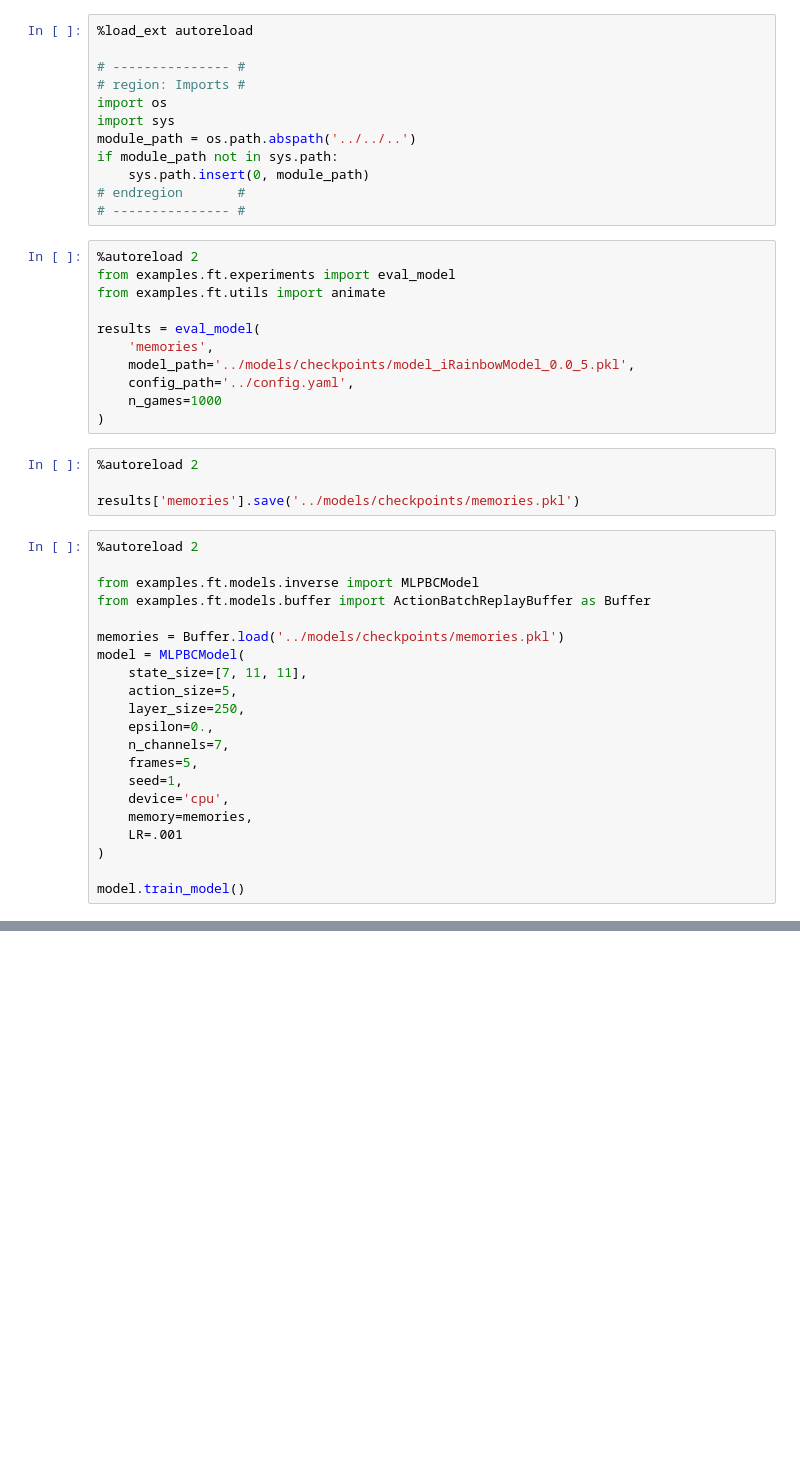
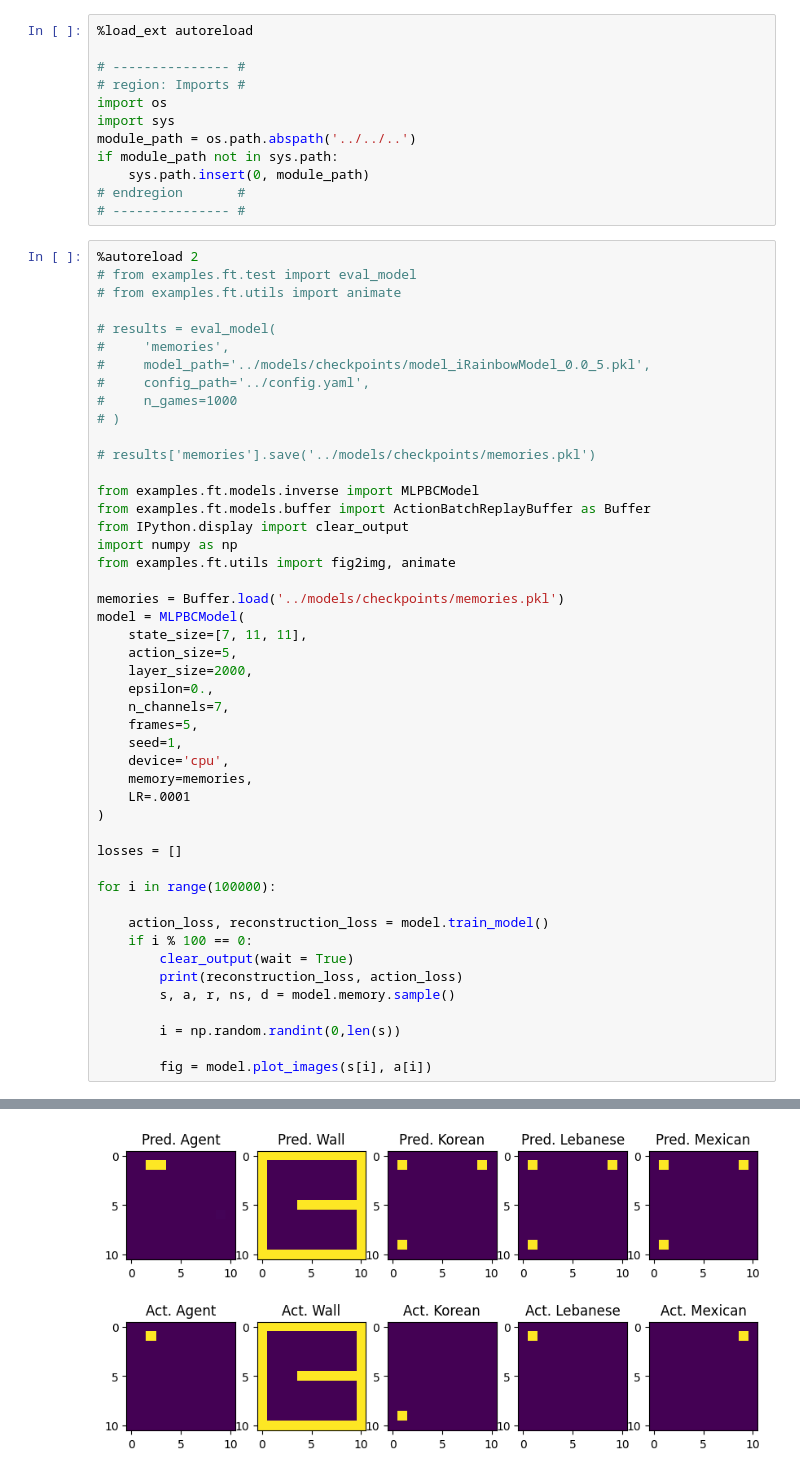
Before and after one commit to soniavaidya05/leakyemotions, a Jupyter notebook: examples/ft/notebooks/test.ipynb, the cells around one changed output, grey strips where cells are left out. Saved outputs shown, nothing was run; the diff lists cells and outputs as text; blank space fills up the shorter version.

Commit message:
More inverse model

```diff
--- a/examples/ft/notebooks/test.ipynb
+++ b/examples/ft/notebooks/test.ipynb
@@ -10,40 +10,51 @@ if module_path not in sys.path:
     sys.path.insert(0, module_path)
 # endregion       #
 # --------------- #
-# %%
-%autoreload 2
-from examples.ft.experiments import eval_model
-from examples.ft.utils import animate
-
-results = eval_model(
-    'memories',
-    model_path='../models/checkpoints/model_iRainbowModel_0.0_5.pkl',
-    config_path='../config.yaml',
-    n_games=1000
-)
-# %%
-%autoreload 2
-
-results['memories'].save('../models/checkpoints/memories.pkl')
 # %%
 %autoreload 2
+# from examples.ft.test import eval_model
+# from examples.ft.utils import animate
+
+# results = eval_model(
+#     'memories',
+#     model_path='../models/checkpoints/model_iRainbowModel_0.0_5.pkl',
+#     config_path='../config.yaml',
+#     n_games=1000
+# )
+
+# results['memories'].save('../models/checkpoints/memories.pkl')
 
 from examples.ft.models.inverse import MLPBCModel
 from examples.ft.models.buffer import ActionBatchReplayBuffer as Buffer
+from IPython.display import clear_output
+import numpy as np
+from examples.ft.utils import fig2img, animate
 
 memories = Buffer.load('../models/checkpoints/memories.pkl')
 model = MLPBCModel(
     state_size=[7, 11, 11],
     action_size=5,
-    layer_size=250,
+    layer_size=2000,
     epsilon=0.,
     n_channels=7,
     frames=5,
     seed=1,
     device='cpu',
     memory=memories,
-    LR=.001
+    LR=.0001
 )
 
-model.train_model()
+losses = []
+
+for i in range(100000):
+
+    action_loss, reconstruction_loss = model.train_model()
+    if i % 100 == 0:
+        clear_output(wait = True)
+        print(reconstruction_loss, action_loss)
+        s, a, r, ns, d = model.memory.sample()
+
+        i = np.random.randint(0,len(s))
+
+        fig = model.plot_images(s[i], a[i])
 # %% [output]
@@ -50,0 +62 @@ model.train_model()
+[figure, added]
```
Also changed, not shown: parts of 3 cells of this notebook, 4 other files.
